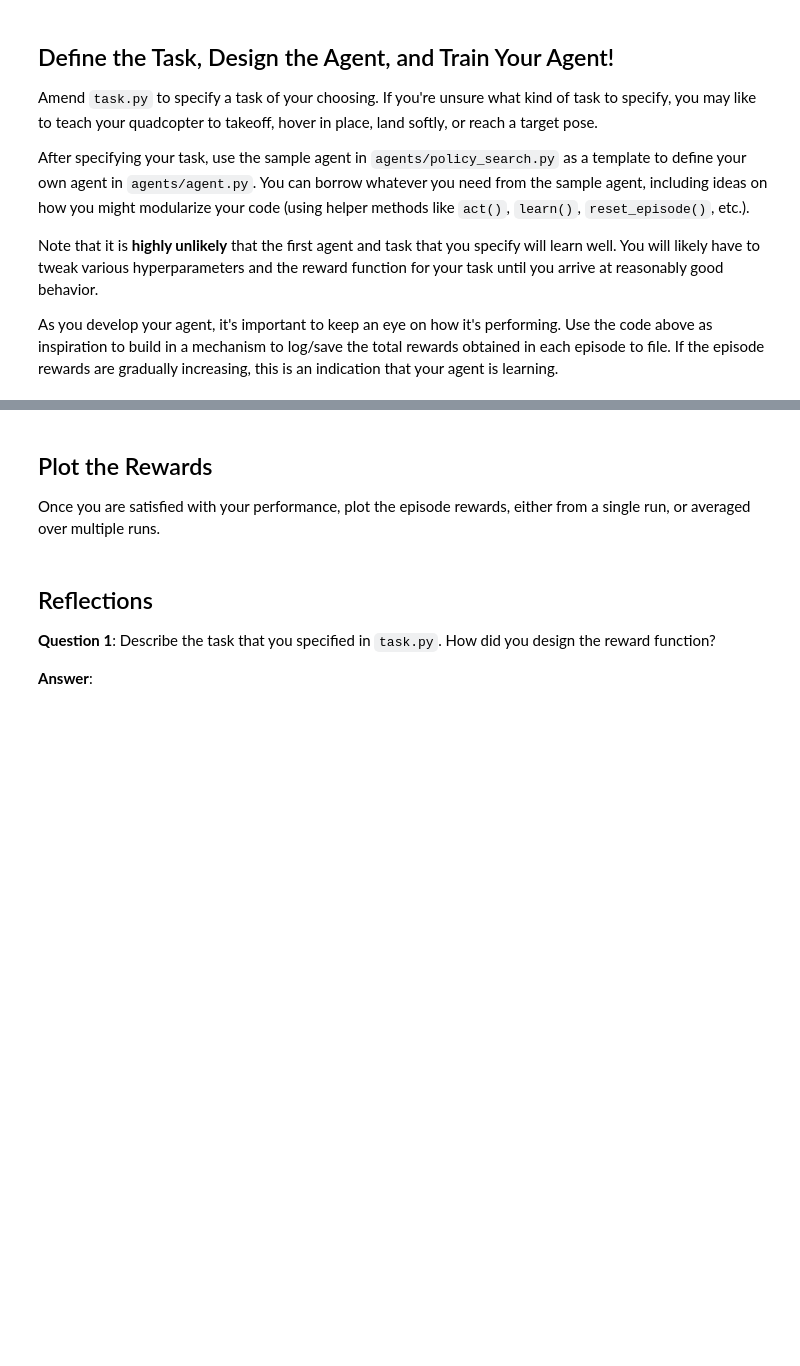
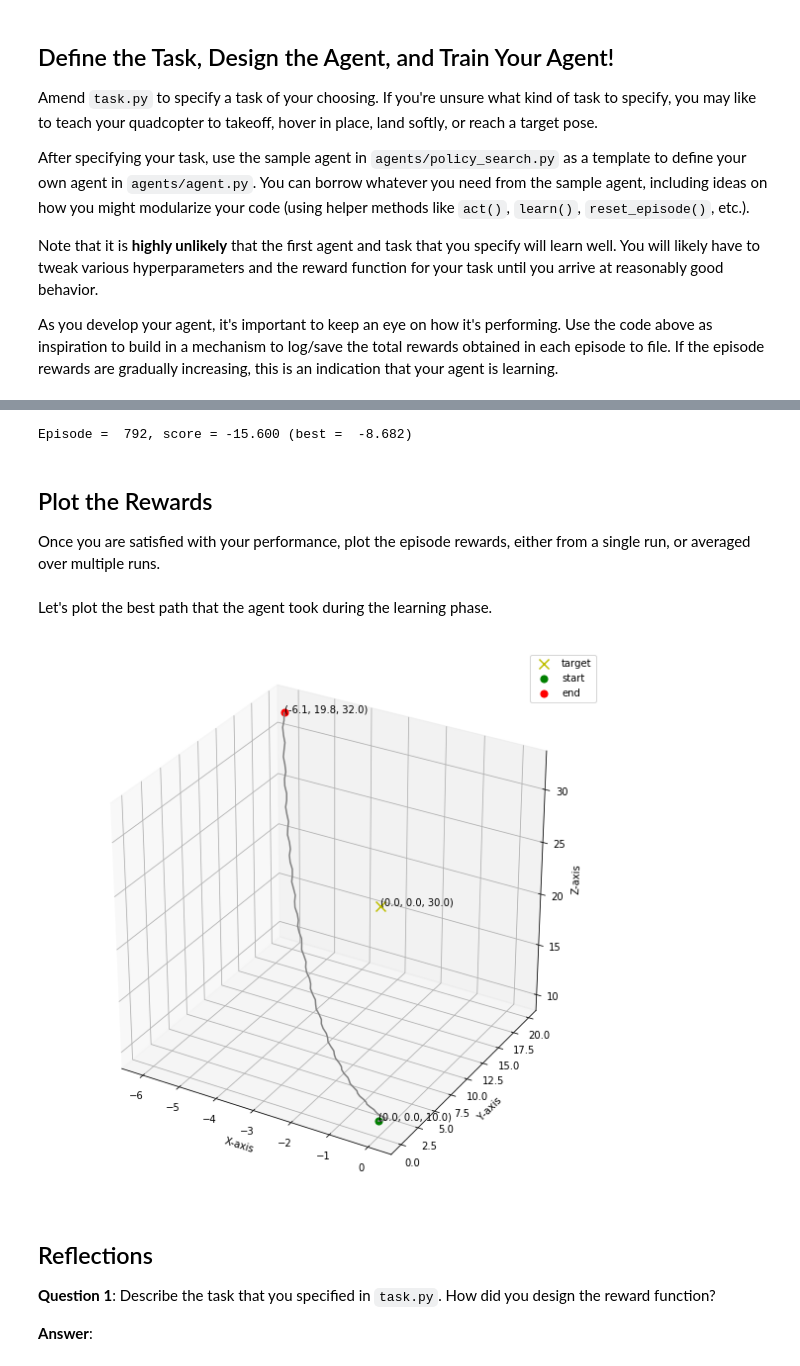
Before and after one commit to delinhabit/nd101-quadcopter-RL, a Jupyter notebook: Quadcopter_Project.ipynb, the cells around one changed output, grey strips where cells are left out. Drawn from its saved outputs; the diff is of its cells as text; code cells hidden in the pictures; blank space fills up the shorter version.

```diff
--- a/Quadcopter_Project.ipynb
+++ b/Quadcopter_Project.ipynb
@@ -264,3 +266,48 @@ As you develop your agent, it's important to keep an eye on how it's performing.
+# %%
+import sys
+
+import pandas as pd
+import keras.backend as K
+import tensorflow as tf
+
+from agents.agent import DDPGAgent
+from task import TakeOffTask
+
+num_episodes = 1000
+initial_pose = np.array([0., 0., 10., 0., 0., 0.])
+target_pos = np.array([0., 0., 30.])
+task = TakeOffTask(initial_pose, target_pos=target_pos, runtime=5.)
+agent = DDPGAgent(task)
+rewards = []
+
+for i_episode in range(1, num_episodes+1):
+    state = agent.reset_episode()
+    path = [state[0][:3]]
+
+    while True:
+        action = agent.act(state)
+        next_state, reward, done = task.step(action)
+        path.append(next_state[0][:3])
+
+        agent.step(state, action, reward, next_state, done)
+        state = next_state
+        if done:
+            print(
+                "\rEpisode = {:4d}, score = {:7.3f} (best = {:7.3f})".format(
+                    i_episode,
+                    agent.score,
+                    agent.best_score
+                ),
+                end=""
+            )
+
+            rewards.append(agent.total_reward)
+            if agent.best_score == agent.score:
+                best_path = path
+            break
+        sys.stdout.flush()
+# %% [output]
+Episode =  792, score = -15.600 (best =  -8.682)
 # %% [markdown]
 ## Plot the Rewards
 
@@ -270,3 +315,9 @@ Once you are satisfied with your performance, plot the episode rewards, either f
+# %% [markdown]
+Let's plot the best path that the agent took during the learning phase.
+# %%
+show_flight_path(best_path, target_pos)
+# %% [output]
+[figure, added]
 # %% [markdown]
 ## Reflections
 
```
Also changed, not shown: parts of 13 cells of this notebook, 6 other files.
